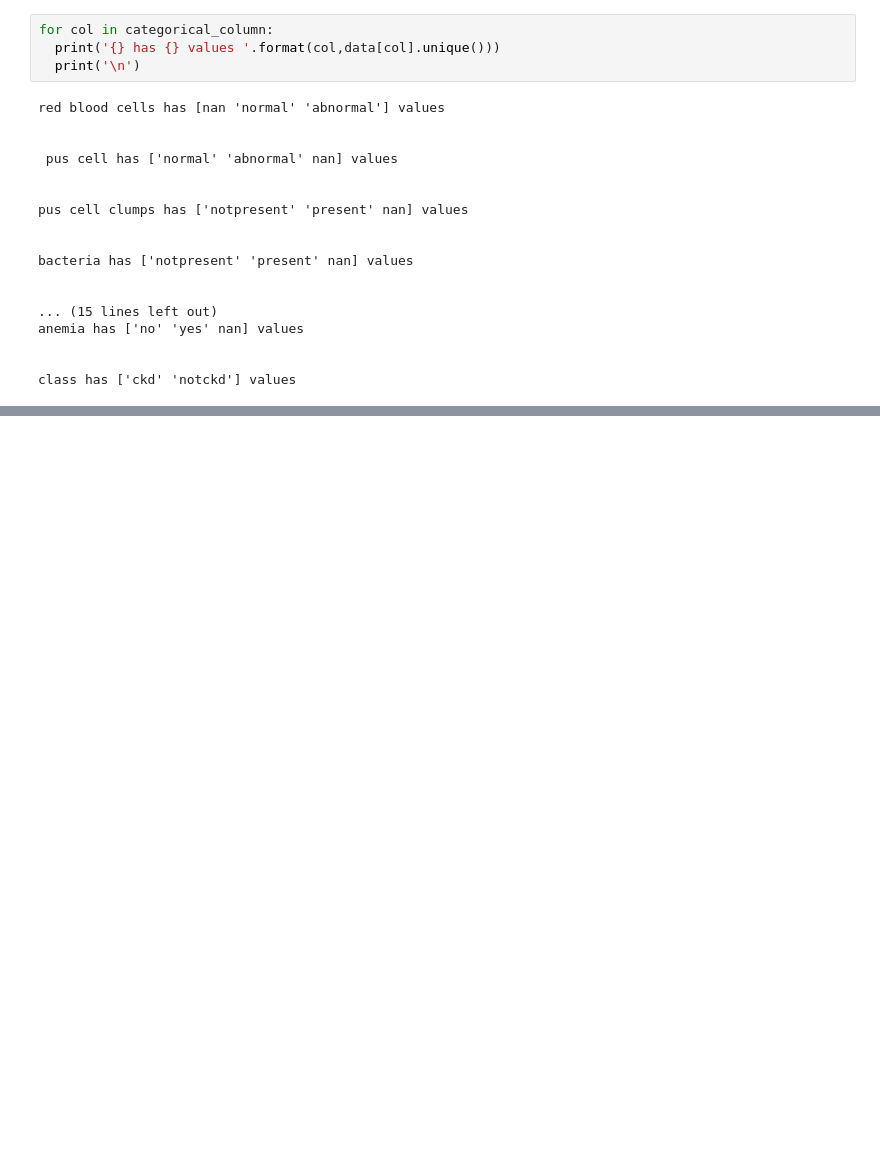
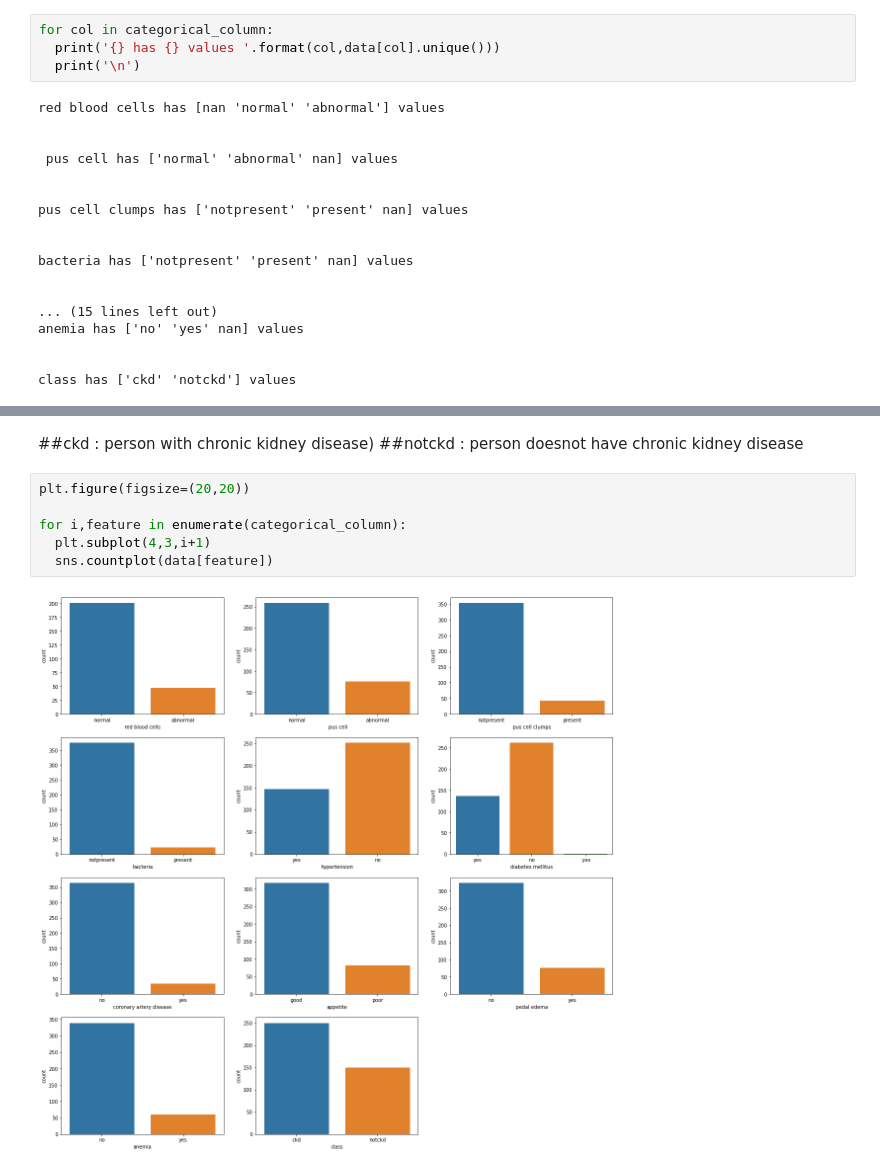
Before and after one commit to Ankit7557/ML_Kidney_Disease, a Jupyter notebook: Kidney_Disease.ipynb, the cells around one changed output, grey strips where cells are left out. Saved outputs shown, nothing was run; the diff lists cells and outputs as text; blank space fills up the shorter version.

```diff
--- a/Kidney_Disease.ipynb
+++ b/Kidney_Disease.ipynb
@@ -223,0 +243,13 @@ class has ['ckd' 'notckd'] values
+# %% [markdown]
+##ckd :
+person with chronic kidney disease)
+##notckd :
+person doesnot have chronic kidney disease
+# %%
+plt.figure(figsize=(20,20))
+
+for i,feature in enumerate(categorical_column):
+  plt.subplot(4,3,i+1)
+  sns.countplot(data[feature])
+# %% [output]
+[figure, added]
```
Also changed, not shown: parts of 5 cells of this notebook.
